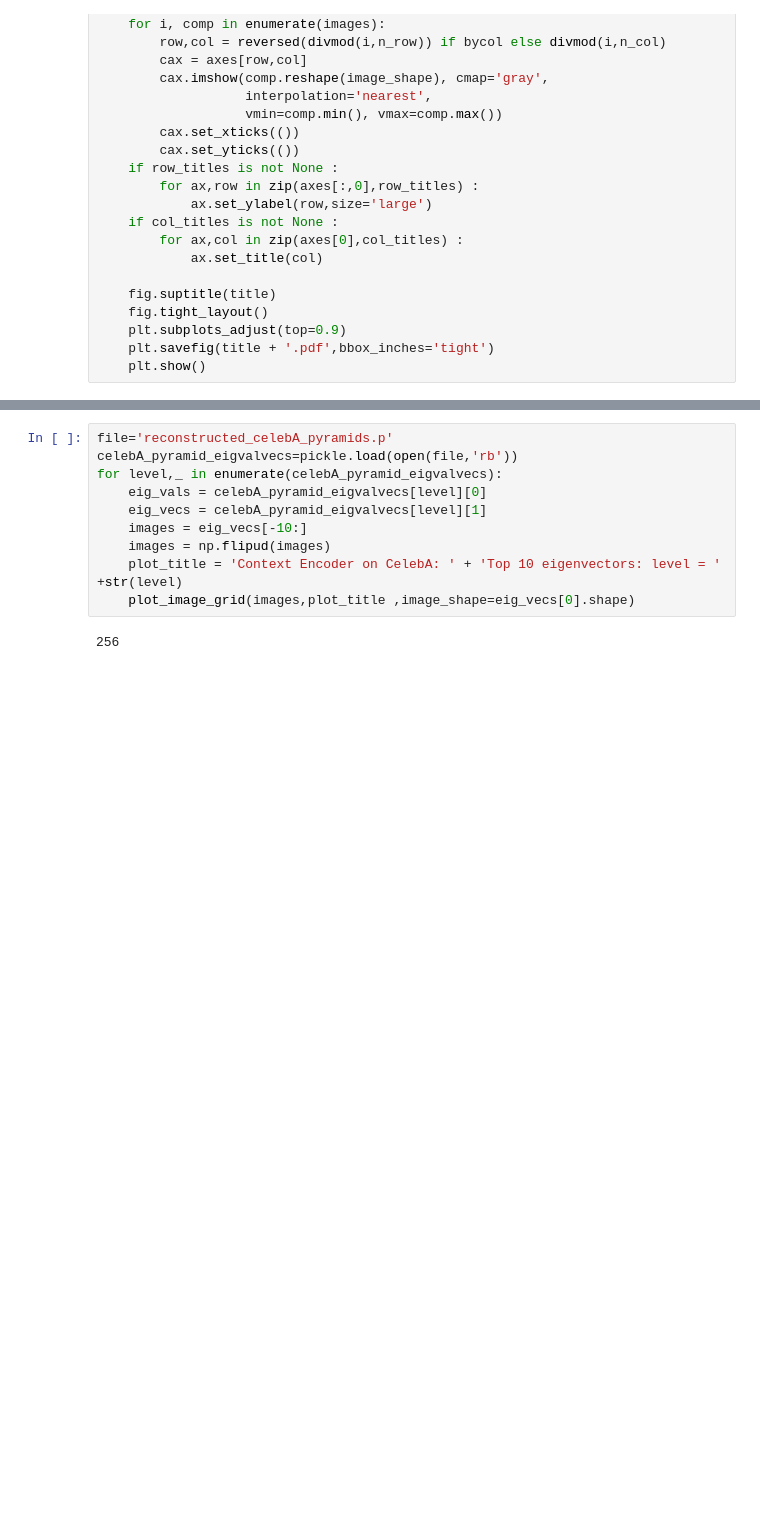
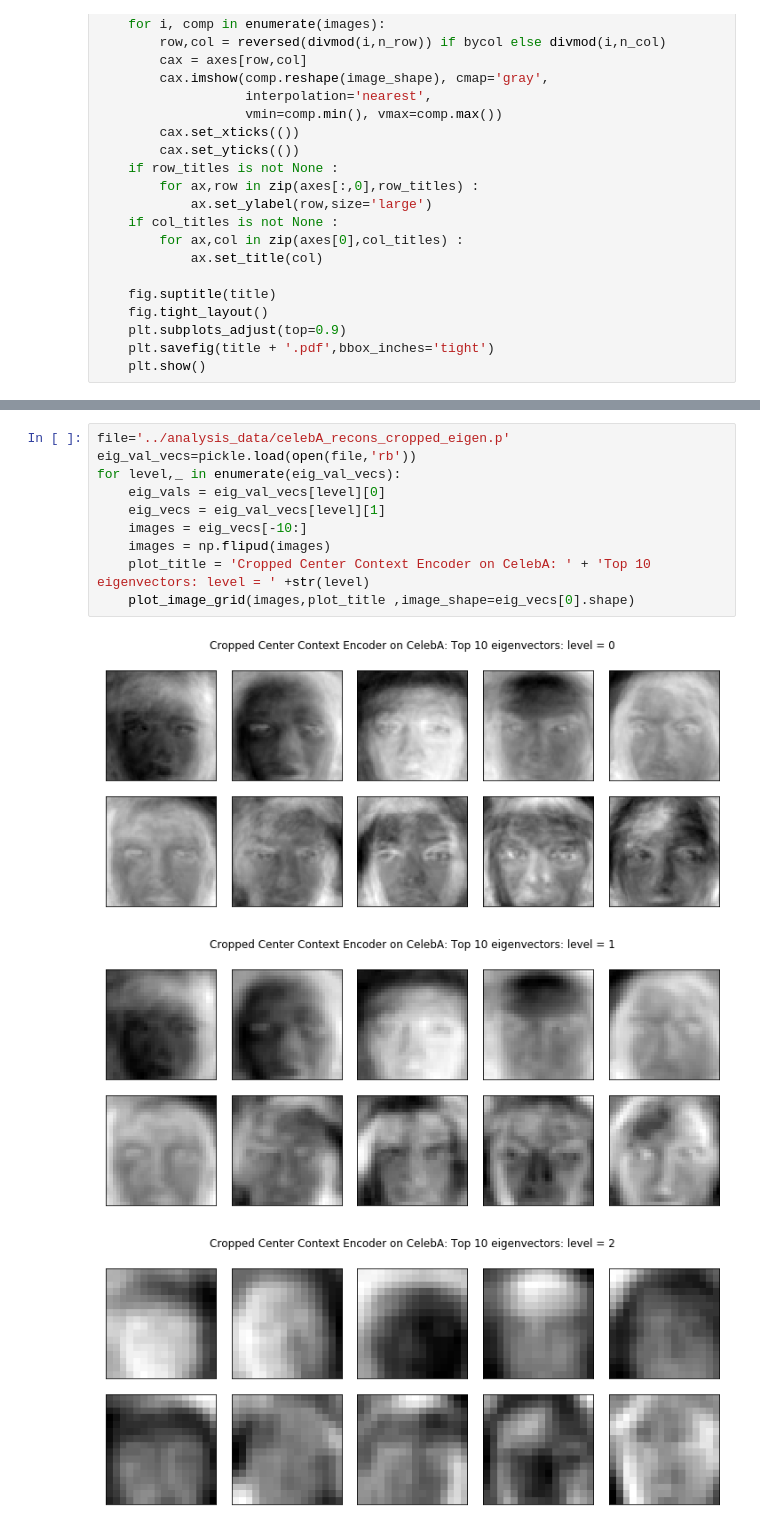
Before and after one commit to mihamerstan/context_encoder_pytorch, a Jupyter notebook: reports/CelebA_Analysis.ipynb, the cells around one changed output, grey strips where cells are left out. Drawn from its saved outputs; the diff is of its cells as text; blank space fills up the shorter version.

```diff
--- a/reports/CelebA_Analysis.ipynb
+++ b/reports/CelebA_Analysis.ipynb
@@ -46,12 +92,14 @@ for level,_ in enumerate(celebA_pyramid_eigvalvecs):
 # %%
-file='reconstructed_celebA_pyramids.p'
-celebA_pyramid_eigvalvecs=pickle.load(open(file,'rb'))
-for level,_ in enumerate(celebA_pyramid_eigvalvecs):
-    eig_vals = celebA_pyramid_eigvalvecs[level][0]
-    eig_vecs = celebA_pyramid_eigvalvecs[level][1]
+file='../analysis_data/celebA_recons_cropped_eigen.p'
+eig_val_vecs=pickle.load(open(file,'rb'))
+for level,_ in enumerate(eig_val_vecs):
+    eig_vals = eig_val_vecs[level][0]
+    eig_vecs = eig_val_vecs[level][1]
     images = eig_vecs[-10:]
     images = np.flipud(images)
-    plot_title = 'Context Encoder on CelebA: ' + 'Top 10 eigenvectors: level = ' +str(level)
+    plot_title = 'Cropped Center Context Encoder on CelebA: ' + 'Top 10 eigenvectors: level = ' +str(level)
     plot_image_grid(images,plot_title ,image_shape=eig_vecs[0].shape)
 # %% [output]
-256
+[figure, added]
+[figure, added]
+[figure, added]
```
Also changed, not shown: parts of 27 cells of this notebook.
